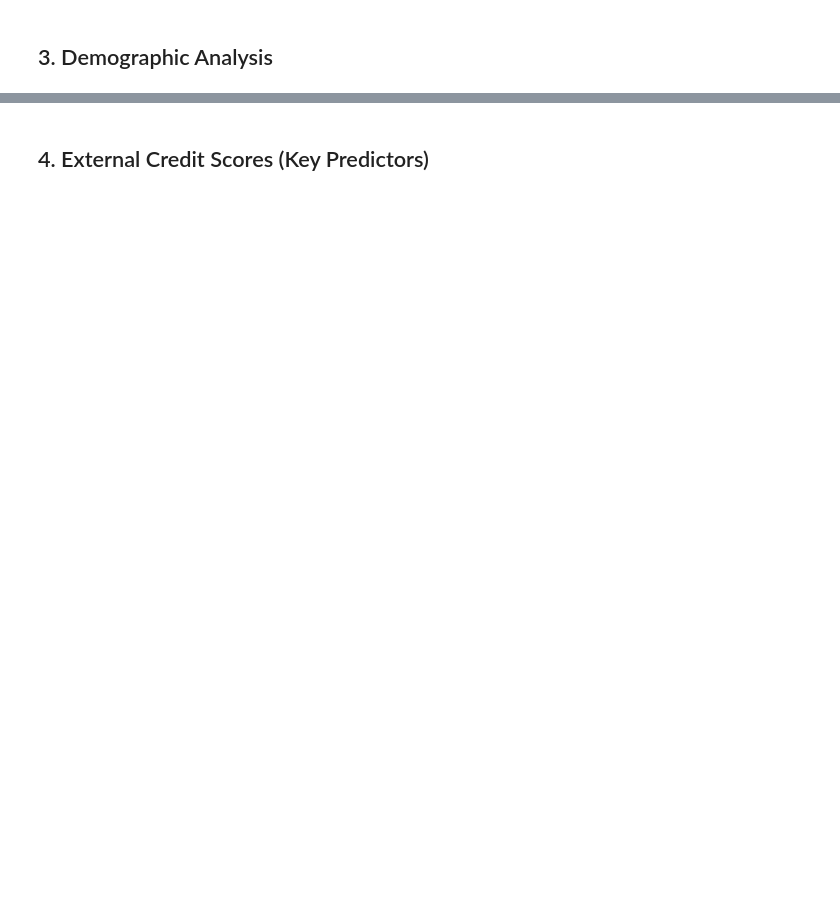
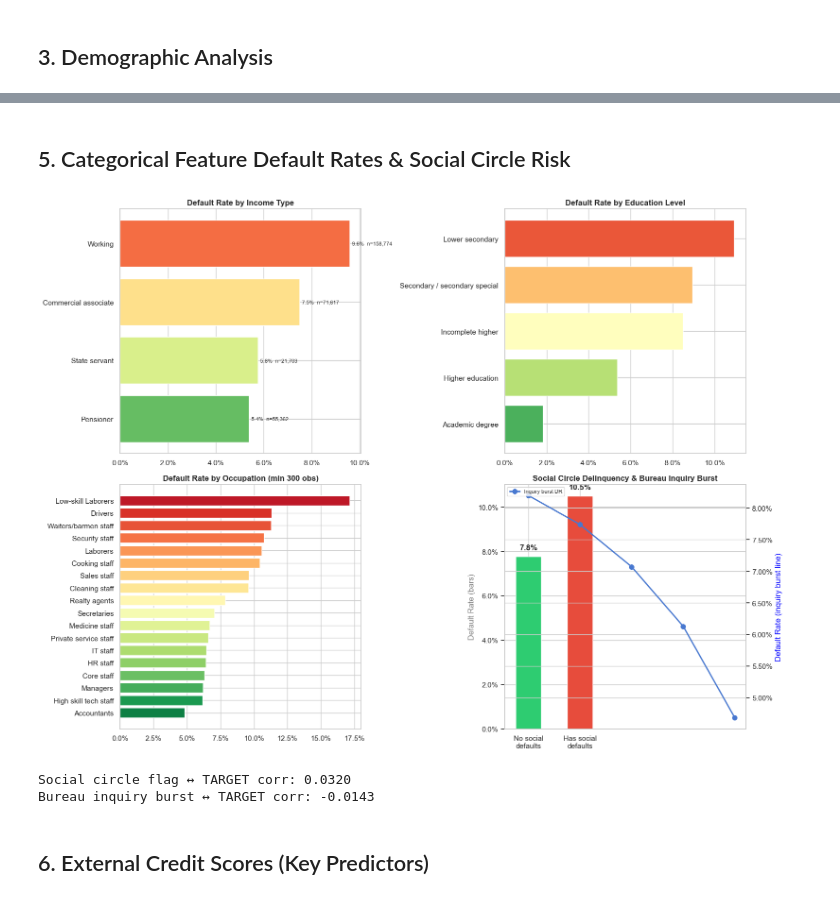
Before and after one commit to biplobgon/proactive-defaulter-flagging-system, a Jupyter notebook: notebooks/01_eda_default_patterns.ipynb, the cells around one changed output, grey strips where cells are left out. Drawn from its saved outputs; the diff is of its cells as text; code cells hidden in the pictures; blank space fills up the shorter version.

```diff
--- a/notebooks/01_eda_default_patterns.ipynb
+++ b/notebooks/01_eda_default_patterns.ipynb
@@ -112,5 +182,81 @@ plt.show()
+# %% [markdown]
+## 5. Categorical Feature Default Rates & Social Circle Risk
+# %%
+# ── Categorical feature default rates ────────────────────────────────────────
+fig, axes = plt.subplots(2, 2, figsize=(16, 12))
+
+# 1) Income type
+income_dr = (app.groupby('NAME_INCOME_TYPE')['TARGET']
+               .agg(['mean', 'count']).reset_index()
+               .query('count >= 100')
+               .sort_values('mean', ascending=True))
+axes[0, 0].barh(income_dr['NAME_INCOME_TYPE'], income_dr['mean'],
+                color=sns.color_palette('RdYlGn_r', len(income_dr)))
+axes[0, 0].set_title('Default Rate by Income Type', fontweight='bold')
+axes[0, 0].xaxis.set_major_formatter(mticker.PercentFormatter(1.0))
+for i, (v, n) in enumerate(zip(income_dr['mean'], income_dr['count'])):
+    axes[0, 0].text(v + 0.001, i, f'{v:.1%}  n={n:,}', va='center', fontsize=8)
+
+# 2) Education type
+edu_dr = (app.groupby('NAME_EDUCATION_TYPE')['TARGET']
+            .mean().reset_index()
+            .sort_values('TARGET', ascending=True))
+axes[0, 1].barh(edu_dr['NAME_EDUCATION_TYPE'], edu_dr['TARGET'],
+                color=sns.color_palette('RdYlGn_r', len(edu_dr)))
+axes[0, 1].set_title('Default Rate by Education Level', fontweight='bold')
+axes[0, 1].xaxis.set_major_formatter(mticker.PercentFormatter(1.0))
+
+# 3) Occupation type (min 300 observations)
+occ = app.dropna(subset=['OCCUPATION_TYPE'])
+occ_dr = (occ.groupby('OCCUPATION_TYPE')['TARGET']
+             .agg(['mean', 'count']).reset_index()
+             .query('count >= 300')
+             .sort_values('mean', ascending=True))
+axes[1, 0].barh(occ_dr['OCCUPATION_TYPE'], occ_dr['mean'],
+                color=sns.color_palette('RdYlGn_r', len(occ_dr)))
+axes[1, 0].set_title('Default Rate by Occupation (min 300 obs)', fontweight='bold')
+axes[1, 0].xaxis.set_major_formatter(mticker.PercentFormatter(1.0))
+
+# 4) Social circle delinquency + bureau inquiry burst
+app['social_def_flag'] = (
+    (app['DEF_30_CNT_SOCIAL_CIRCLE'].fillna(0) > 0) |
+    (app['DEF_60_CNT_SOCIAL_CIRCLE'].fillna(0) > 0)
+).astype(int)
+inq_cols = ['AMT_REQ_CREDIT_BUREAU_HOUR', 'AMT_REQ_CREDIT_BUREAU_DAY',
+            'AMT_REQ_CREDIT_BUREAU_WEEK', 'AMT_REQ_CREDIT_BUREAU_MON']
+app['bureau_inquiry_burst'] = app[inq_cols].fillna(0).sum(axis=1)
+
+social_dr = app.groupby('social_def_flag')['TARGET'].mean()
+burst_bins = pd.cut(app['bureau_inquiry_burst'].clip(0, 10), bins=[-1, 0, 1, 3, 5, 10],
+                    labels=['0', '1', '2-3', '4-5', '6+'])
+burst_dr = app.groupby(burst_bins, observed=True)['TARGET'].mean()
+
+axes[1, 1].bar(['No social\ndefaults', 'Has social\ndefaults'],
+               social_dr.values, color=['#2ecc71', '#e74c3c'], width=0.5)
+axes[1, 1].set_title('Social Circle Delinquency & Bureau Inquiry Burst', fontweight='bold')
+axes[1, 1].set_ylabel('Default Rate (bars)', color='gray')
+axes[1, 1].yaxis.set_major_formatter(mticker.PercentFormatter(1.0))
+for i, v in enumerate(social_dr.values):
+    axes[1, 1].text(i, v + 0.003, f'{v:.1%}', ha='center', fontweight='bold')
+ax2 = axes[1, 1].twinx()
+ax2.plot(range(len(burst_dr)), burst_dr.values, 'b-o', ms=7, linewidth=2,
+         label='Inquiry burst DR')
+ax2.set_ylabel('Default Rate (inquiry burst line)', color='blue')
+ax2.yaxis.set_major_formatter(mticker.PercentFormatter(1.0))
+ax2.legend(loc='upper left', fontsize=8)
+
+plt.tight_layout()
+plt.savefig('outputs/figures/01_categorical_defaults.png', dpi=150, bbox_inches='tight')
+plt.show()
+
+print(f"Social circle flag \u2194 TARGET corr: {app['social_def_flag'].corr(app['TARGET']):.4f}")
+print(f"Bureau inquiry burst \u2194 TARGET corr: {app['bureau_inquiry_burst'].corr(app['TARGET']):.4f}")
+# %% [output]
+[figure, added]
+Social circle flag ↔ TARGET corr: 0.0320
+Bureau inquiry burst ↔ TARGET corr: -0.0143
 # %% [markdown]
-## 4. External Credit Scores (Key Predictors)
+## 6. External Credit Scores (Key Predictors)
 # %%
 fig, axes = plt.subplots(1, 3, figsize=(16, 5))
 for i, col in enumerate(['EXT_SOURCE_1', 'EXT_SOURCE_2', 'EXT_SOURCE_3']):
```
Also changed, not shown: parts of 13 cells of this notebook, 36 other files.
